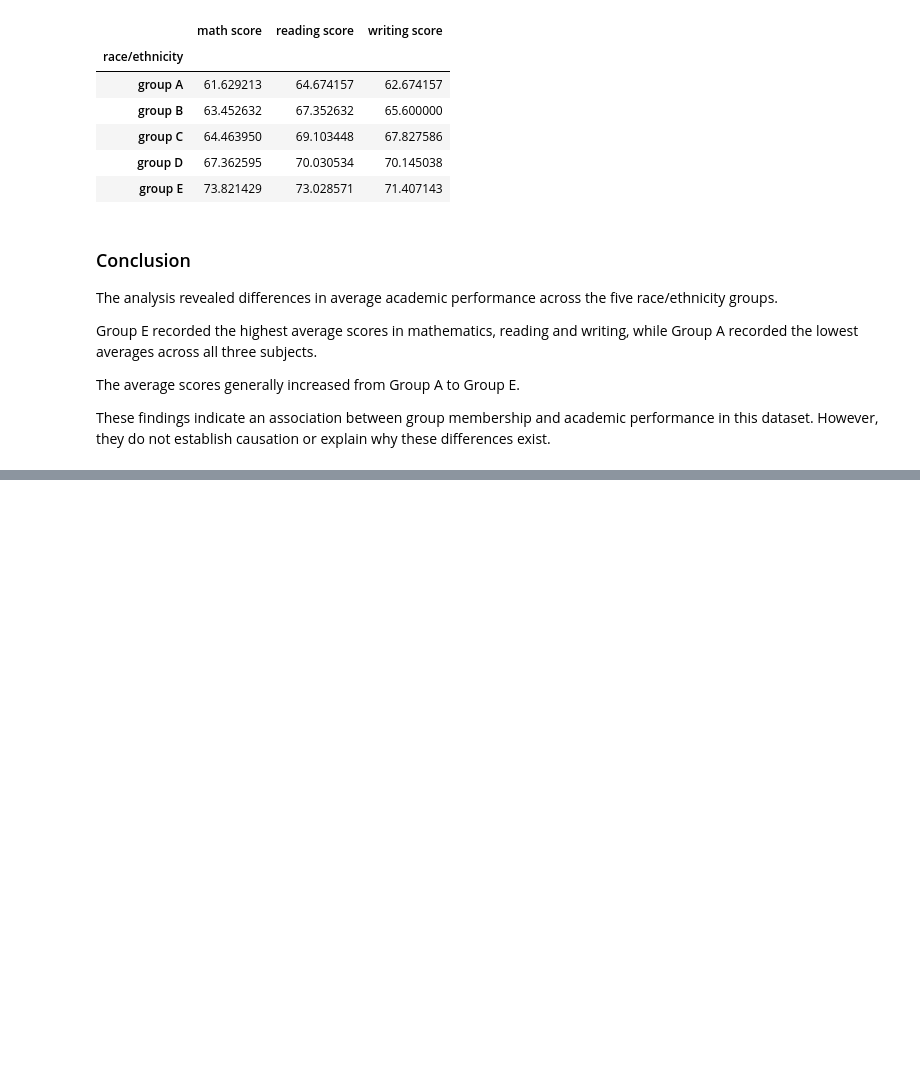
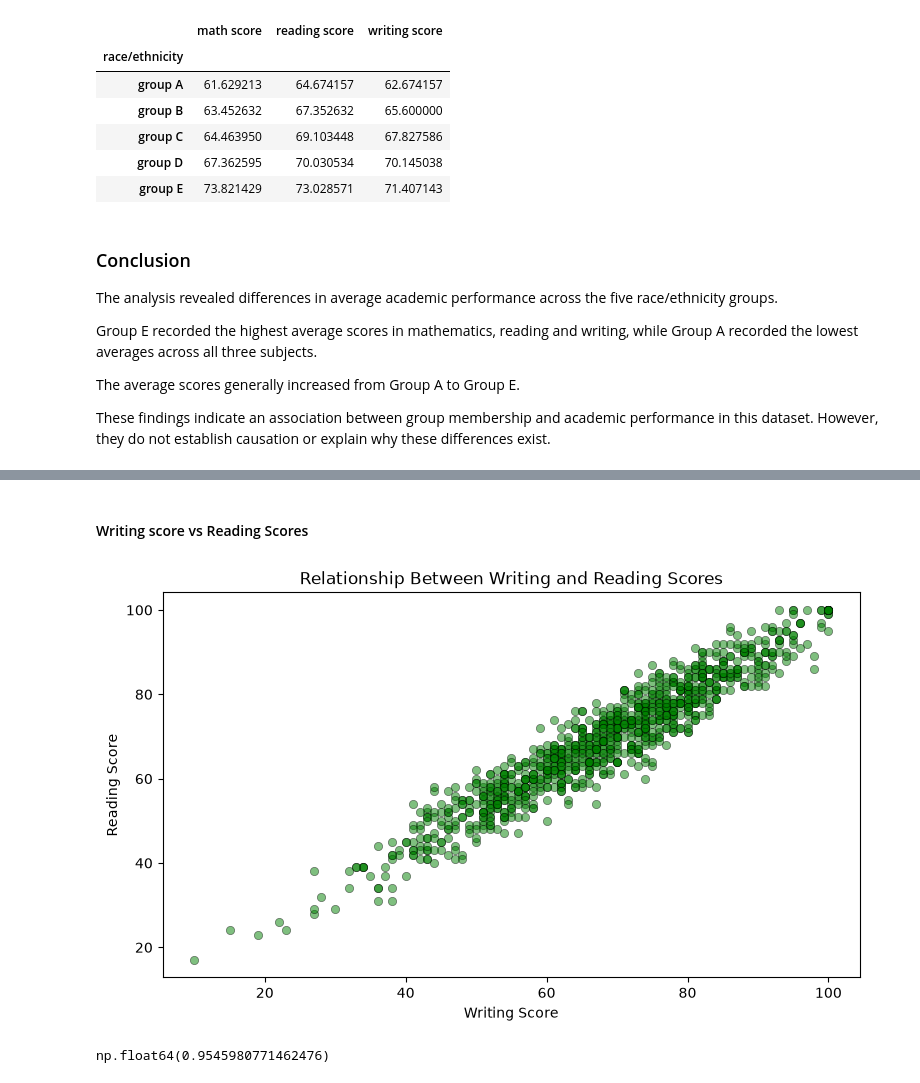
Before and after one commit to kiptochmike/student-exam-performance-eda, a Jupyter notebook: student.ipynb, the cells around one changed output, grey strips where cells are left out. Saved outputs shown, nothing was run; the diff lists cells and outputs as text; code cells hidden in the pictures; blank space fills up the shorter version.

```diff
--- a/student.ipynb
+++ b/student.ipynb
@@ -535,0 +638,28 @@ establish causation or explain why these differences exist.
+# %% [markdown]
+#### Writing score vs Reading Scores
+# %%
+plt.figure(figsize=(9,5))
+
+plt.scatter(
+    student_data['writing score'],
+    student_data['reading score'],
+    color='green',
+    edgecolor= 'black',
+    linewidth=0.5,
+    alpha=0.5
+
+)
+plt.title('Relationship Between Writing and Reading Scores')
+plt.xlabel('Writing Score')
+plt.ylabel('Reading Score')
+
+plt.show()
+# %% [output]
+[figure, added]
+# %%
+# Calculate Pearson correlation
+student_data['writing score'].corr(
+    student_data['reading score']
+)
+# %% [output]
+np.float64(0.9545980771462476)
```
Also changed, not shown: parts of 30 cells of this notebook.
